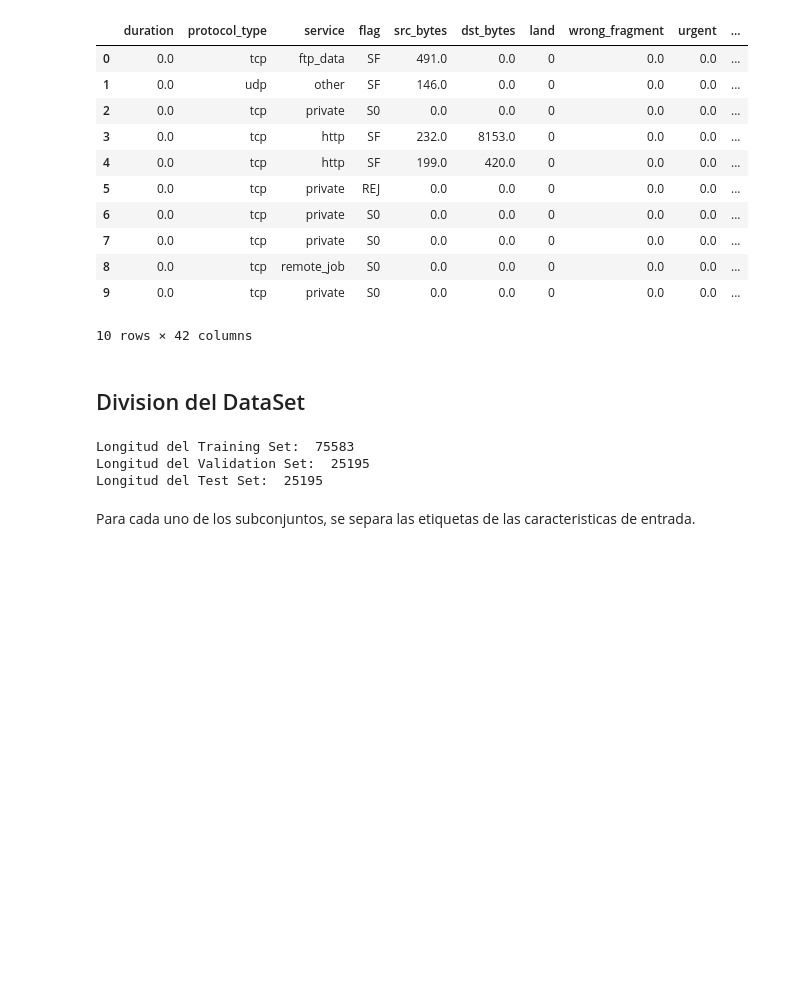
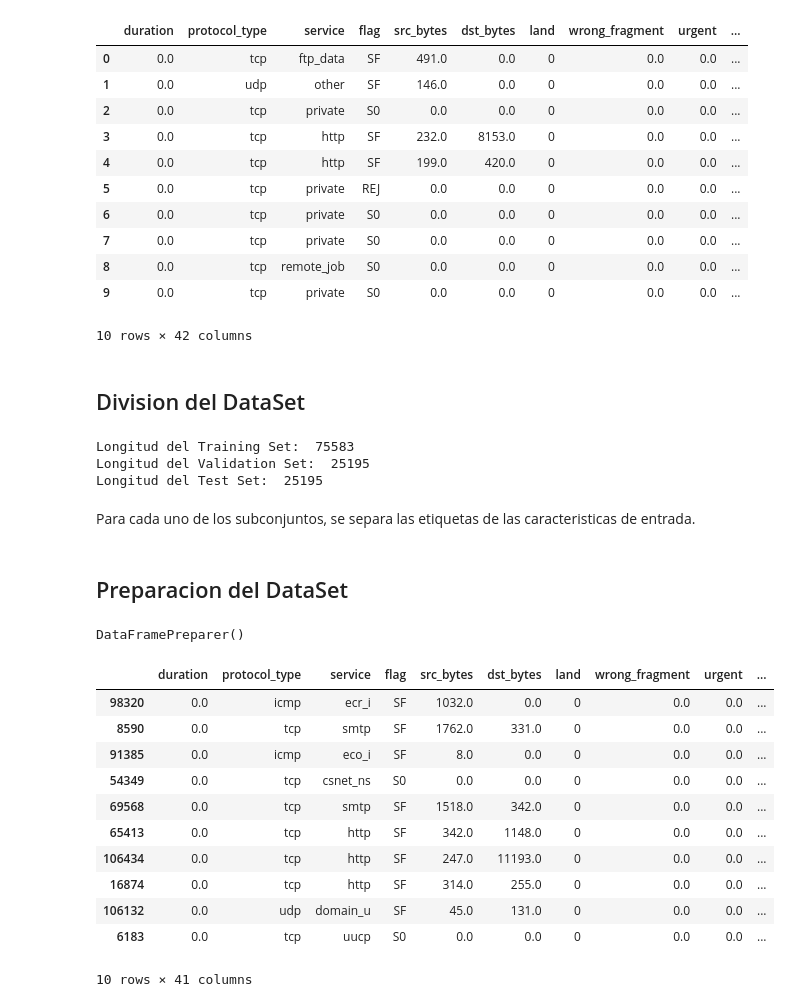
Before and after one commit to itsFDavid/Simulacion, a Jupyter notebook: 10-Evaluacion_de_resultado/10-Evaluacion_de_resultados.ipynb, the cells around one changed output. Cells and saved outputs as stored; diff of their text form; code cells hidden in the pictures; blank space fills up the shorter version.

Commit message:
add prepare dataset

```diff
--- a/10-Evaluacion_de_resultado/10-Evaluacion_de_resultados.ipynb
+++ b/10-Evaluacion_de_resultado/10-Evaluacion_de_resultados.ipynb
@@ -144,3 +144,5 @@ y_train = train_set["class"].copy()
 # DataSet de Validacion
 X_val = val_set.drop("class", axis = 1)
 y_val = val_set["class"].copy()
+# %% [markdown]
+## Preparacion del DataSet
@@ -146,0 +152,5 @@ y_val = val_set["class"].copy()
+# %%
+# Hacer el Fit con el DataSet General, para que adquiera todos los valores posibles
+data_preparer.fit(X_df)
+# %% [output]
+DataFramePreparer()
@@ -146,0 +160,15 @@ y_val = val_set["class"].copy()
+# %%
+X_train.head(10)
+# %% [output]
+|  | duration | protocol_type | service | flag | src_bytes | dst_bytes | land | wrong_fragment | urgent | ... |
+| 98320 | 0.0 | icmp | ecr_i | SF | 1032.0 | 0.0 | 0 | 0.0 | 0.0 | ... |
+| 8590 | 0.0 | tcp | smtp | SF | 1762.0 | 331.0 | 0 | 0.0 | 0.0 | ... |
+| 91385 | 0.0 | icmp | eco_i | SF | 8.0 | 0.0 | 0 | 0.0 | 0.0 | ... |
+| 54349 | 0.0 | tcp | csnet_ns | S0 | 0.0 | 0.0 | 0 | 0.0 | 0.0 | ... |
+| 69568 | 0.0 | tcp | smtp | SF | 1518.0 | 342.0 | 0 | 0.0 | 0.0 | ... |
+| 65413 | 0.0 | tcp | http | SF | 342.0 | 1148.0 | 0 | 0.0 | 0.0 | ... |
+| 106434 | 0.0 | tcp | http | SF | 247.0 | 11193.0 | 0 | 0.0 | 0.0 | ... |
+| 16874 | 0.0 | tcp | http | SF | 314.0 | 255.0 | 0 | 0.0 | 0.0 | ... |
+| 106132 | 0.0 | udp | domain_u | SF | 45.0 | 131.0 | 0 | 0.0 | 0.0 | ... |
+| 6183 | 0.0 | tcp | uucp | S0 | 0.0 | 0.0 | 0 | 0.0 | 0.0 | ... |
+10 rows × 41 columns
```
Also changed, not shown: parts of 7 cells of this notebook.
